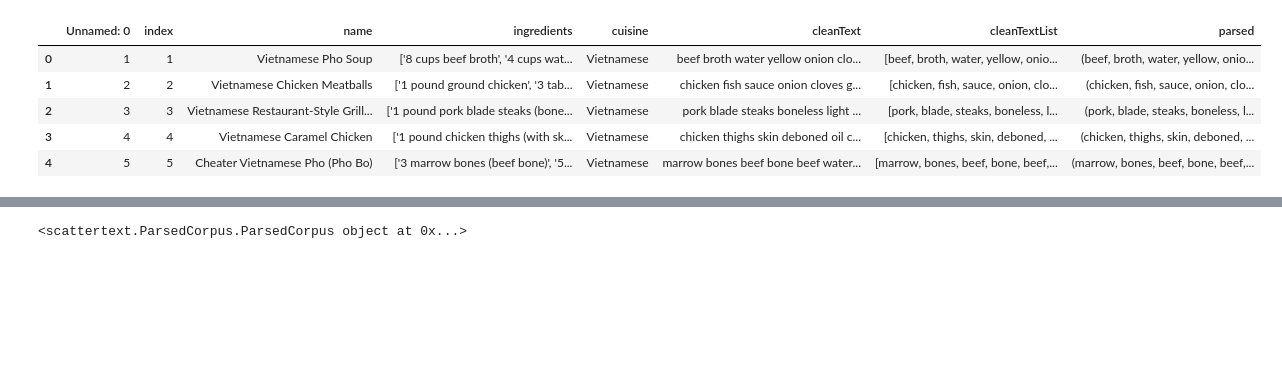
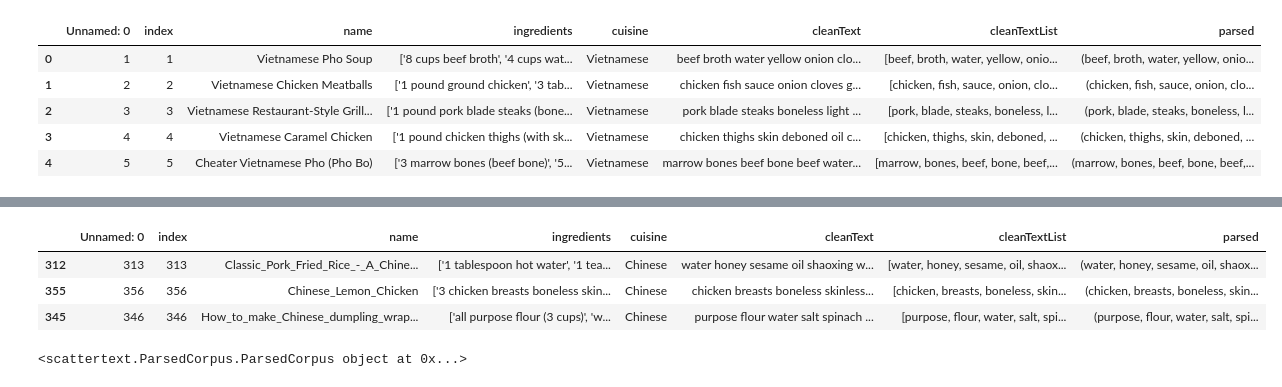
Before and after one commit to leanderpeter/Recipe-Text-Analyzer-Multi-Classification, a Jupyter notebook: preprocessing/1a and 1b.ipynb, the cells around one changed output, grey strips where cells are left out. Cells and saved outputs as stored; diff of their text form; code cells hidden in the pictures; blank space fills up the shorter version.

```diff
--- a/preprocessing/1a and 1b.ipynb
+++ b/preprocessing/1a and 1b.ipynb
@@ -180,3 +183,10 @@ new_df.sample(10)
+# %%
+new_df.sample(3)
+# %% [output]
+|  | Unnamed: 0 | index | name | ingredients | cuisine | cleanText | cleanTextList | parsed |
+| 312 | 313 | 313 | Classic_Pork_Fried_Rice_-_A_Chine... | ['1 tablespoon hot water', '1 tea... | Chinese | water honey sesame oil shaoxing w... | [water, honey, sesame, oil, shaox... | (water, honey, sesame, oil, shaox... |
+| 355 | 356 | 356 | Chinese_Lemon_Chicken | ['3 chicken breasts boneless skin... | Chinese | chicken breasts boneless skinless... | [chicken, breasts, boneless, skin... | (chicken, breasts, boneless, skin... |
+| 345 | 346 | 346 | How_to_make_Chinese_dumpling_wrap... | ['all purpose flour (3 cups)', 'w... | Chinese | purpose flour water salt spinach ... | [purpose, flour, water, salt, spi... | (purpose, flour, water, salt, spi... |
 # %%
 corpus = st.CorpusFromParsedDocuments(new_df, category_col='cuisine', parsed_col='parsed').build()
 
```
Also changed, not shown: parts of 6 cells of this notebook.
